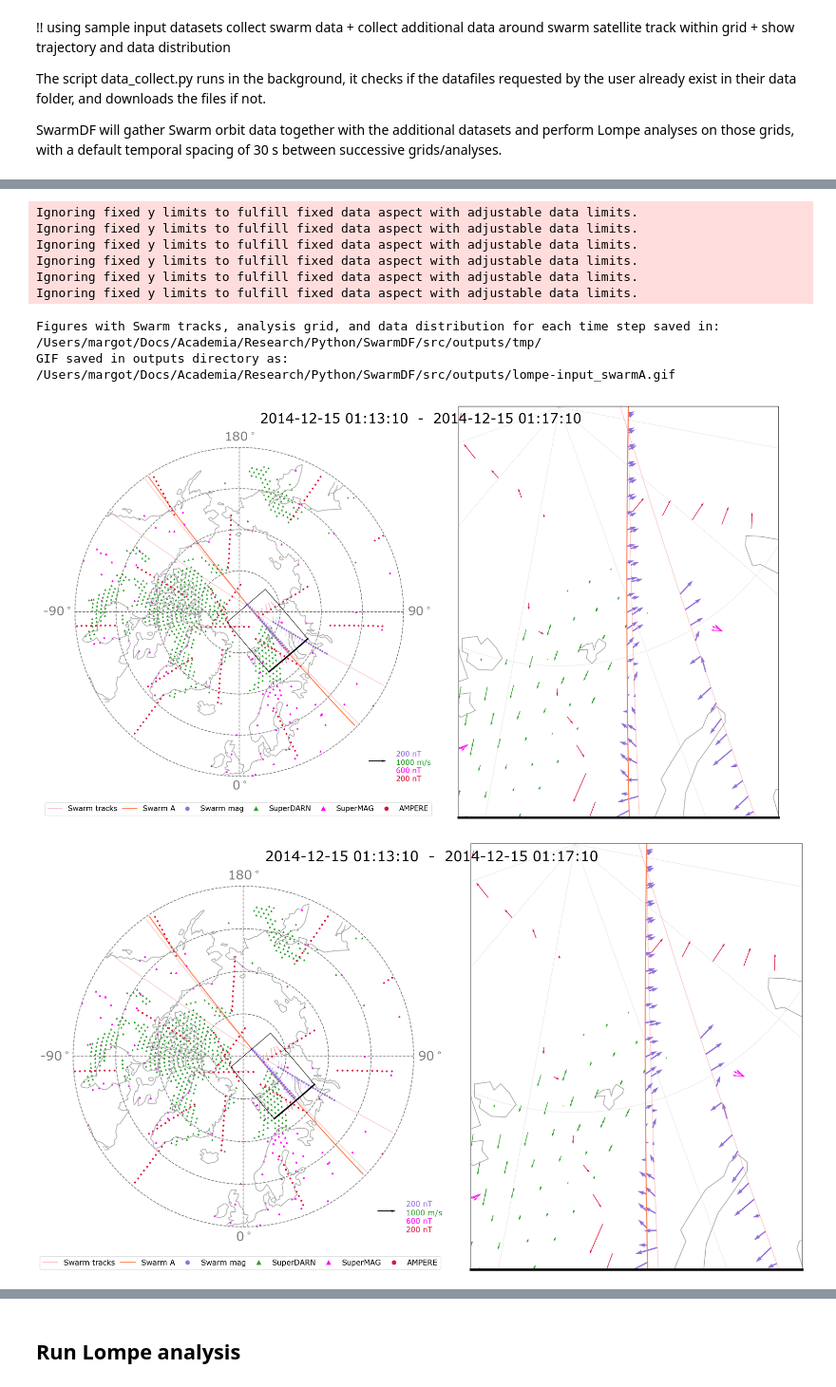
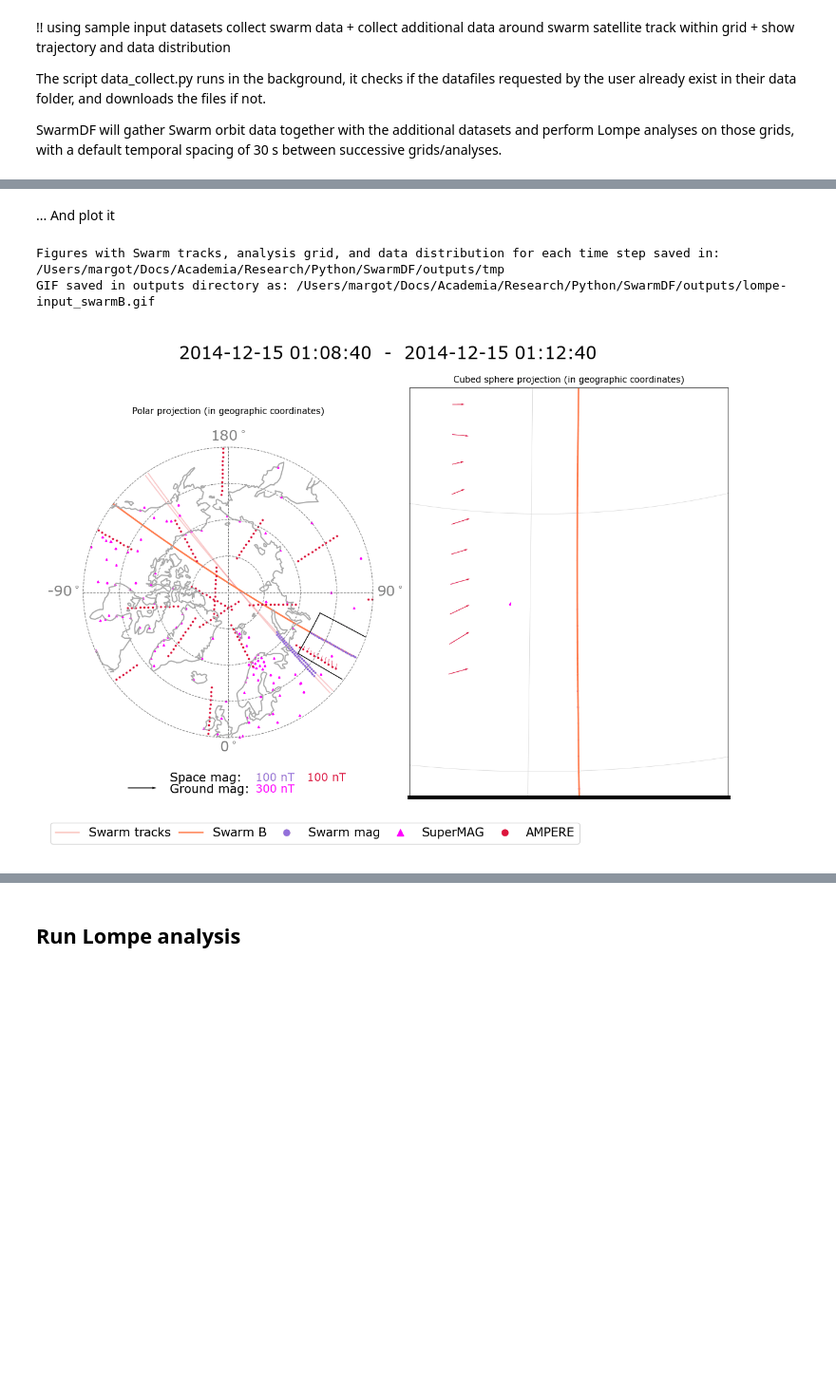
Before and after one commit to Margot-D/SwarmDF, a Jupyter notebook: src/swarmdf/examples/SwarmDF_demo.ipynb, the cells around one changed output, grey strips where cells are left out. Shown at 95% size. Drawn from its saved outputs; the diff is of its cells as text; code cells hidden in the pictures; blank space fills up the shorter version.

```diff
--- a/src/swarmdf/examples/SwarmDF_demo.ipynb
+++ b/src/swarmdf/examples/SwarmDF_demo.ipynb
@@ -27,4 +19,7 @@ from IPython.display import Image, display
 from swarmdf import *
+# %%
+package_root = Path.cwd().parents[2]
+output_dir = package_root / "outputs"
 # %% [markdown]
 ## Input
 # %% [markdown]
@@ -33,9 +28,9 @@ from swarmdf import *
 Start by choosing a Swarm satellite and defining the time interval for the study.
 This is the only input required before SwarmDF can run. All additional parameters have default values.
 # %%
-sat_id = 'A'
-start = datetime(2014, 12, 15, 1, 15, 0)
-end   = datetime(2014, 12, 15, 1, 16, 0)
+sat_id = 'B'
+start = datetime(2014, 12, 15, 1, 10, 0)
+end   = datetime(2014, 12, 15, 1, 20, 0)
 time_step = 30 # [s]
 # %% [markdown]
 ### Datasets
@@ -50,12 +45,11 @@ datasets2download = ['superdarn', 'supermag', 'iridium_ampere', 'swarm_mag', "sw
 Define the extent, spatial resolution, and temporal spacing of the successive 2D regions surrounding the selected Swarm satellite along its trajectory.
 Has to be defined as a dictionary.
 # %%
-grid_params = {"L": 1500, # km
-               "W": 2000, # km
+grid_params = {"L": 2000, # along track.. km
+               "W": 1500, # km
                "Lres": 200, # km
                "Wres": 200, # km
-               "wshift": 0
-              }
+               "wshift": 0}
 # %% [markdown]
 ### Conductance
 
@@ -113,16 +126,11 @@ Time interval around Swarm center time (2014-12-15 01:15:50): 2014-12-15 01:13:4
+# %% [markdown]
+... And plot it
 # %%
 input_frames = lompe_input.plot_lompe_input(grids, analysis_times, data_objects_per_grid, show_global_data=True)
 
-input_frames[0].save(f"lompe-input_swarm{sat_id}.gif", save_all=True, append_images=input_frames[1:], duration=750, loop=0)
-display(Image(filename=f'lompe-input_swarm{sat_id}.gif')) #TODO compare with the gif saved in outputs
+gif_path = output_dir / f"lompe-input_swarm{sat_id}.gif"
+display(Image(filename=gif_path))
 # %% [output]
-Ignoring fixed y limits to fulfill fixed data aspect with adjustable data limits.
-Ignoring fixed y limits to fulfill fixed data aspect with adjustable data limits.
-Ignoring fixed y limits to fulfill fixed data aspect with adjustable data limits.
-Ignoring fixed y limits to fulfill fixed data aspect with adjustable data limits.
-Ignoring fixed y limits to fulfill fixed data aspect with adjustable data limits.
-Ignoring fixed y limits to fulfill fixed data aspect with adjustable data limits.
+Figures with Swarm tracks, analysis grid, and data distribution for each time step saved in: /Users/margot/Docs/Academia/Research/Python/SwarmDF/outputs/tmp
+GIF saved in outputs directory as: /Users/margot/Docs/Academia/Research/Python/SwarmDF/outputs/lompe-input_swarmB.gif
-Figures with Swarm tracks, analysis grid, and data distribution for each time step saved in: /Users/margot/Docs/Academia/Research/Python/SwarmDF/src/outputs/tmp/
-GIF saved in outputs directory as: /Users/margot/Docs/Academia/Research/Python/SwarmDF/src/outputs/lompe-input_swarmA.gif
-[figure, old version]
+[figure, new version]
-[figure, removed]
```
Also changed, not shown: parts of 19 cells of this notebook, 4 other files.
